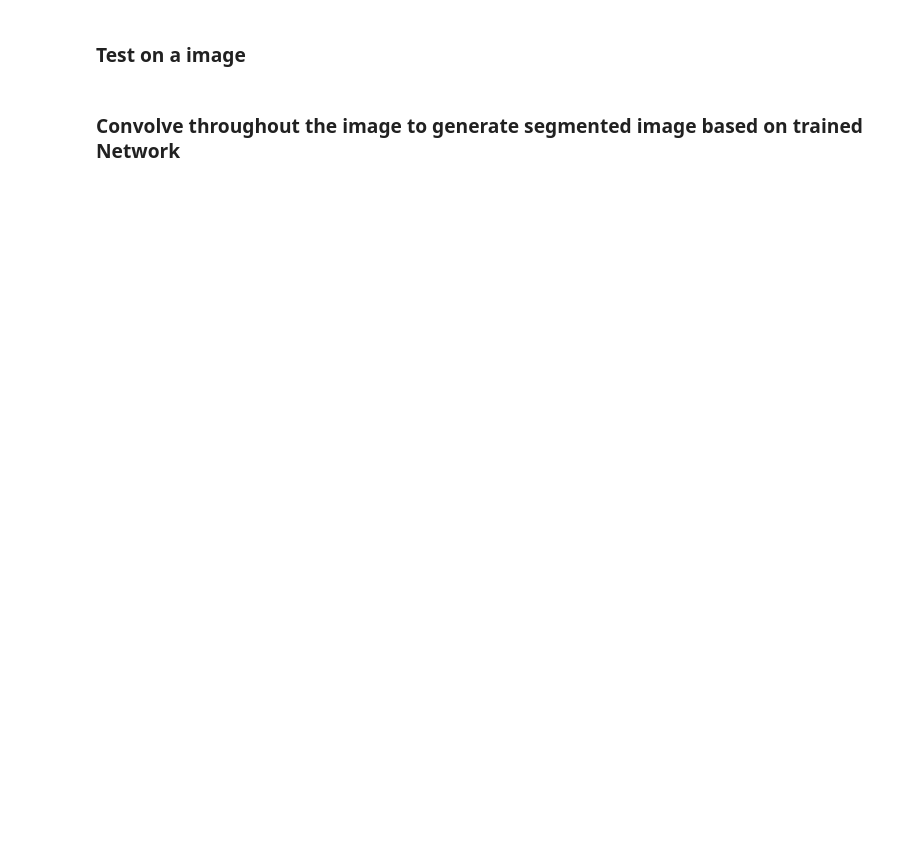
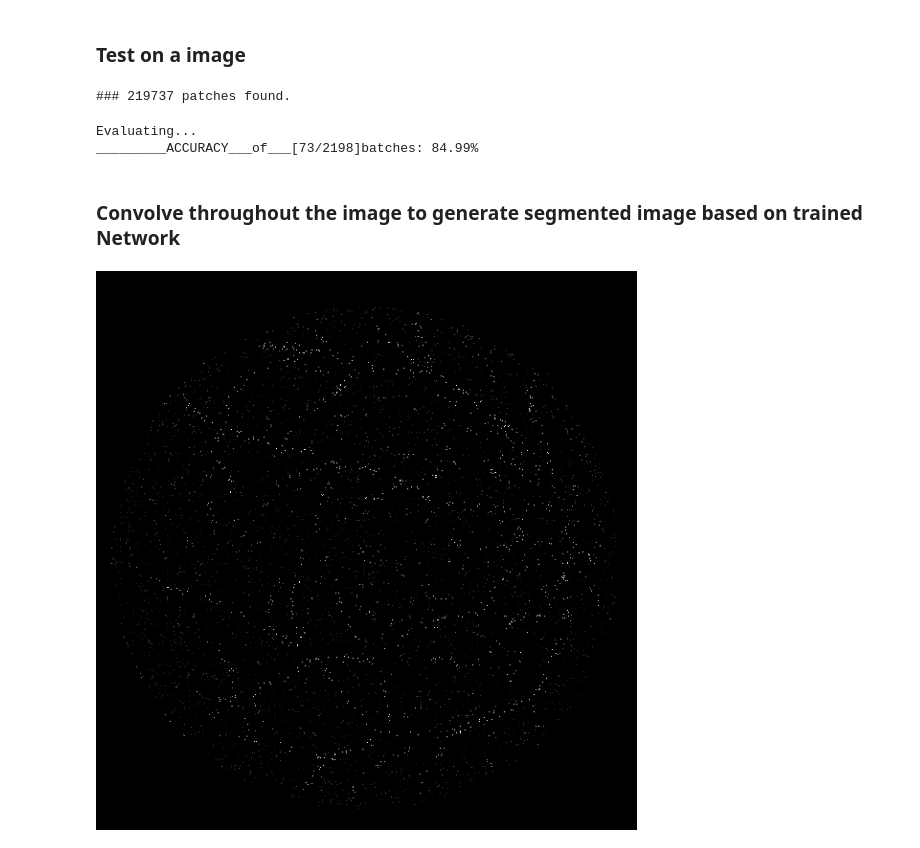
Before and after one commit to sraashis/deepdyn, a Jupyter notebook: notebook/CONV_PyTORCH.ipynb, the cells around one changed output. Drawn from its saved outputs; the diff is of its cells as text; code cells hidden in the pictures; blank space fills up the shorter version.

Commit message:
Generate Image from probabilities

```diff
--- a/notebook/CONV_PyTORCH.ipynb
+++ b/notebook/CONV_PyTORCH.ipynb
@@ -80,7 +80,7 @@ use_gpu = False
 #### Images to train/validate per epoch ####
 train_size = 20000
 validation_size = 5000
-checkpoint_file = 'PytorchtestNoGaborYesWhiten.nn.tar'
+checkpoint_file = 'PytorchCheckpoint.nn.tar'
 # %% [markdown]
 ### Define the network
 # %%
@@ -236,21 +263,30 @@ testset = TorchPatchesGenerator(Dirs=TestDirs, patch_size=patch_size,
                                 fget_truth=get_ground_truth_file,
                                 segment_mode=True)
 
-sampler=WeightedRandomSampler(np.ones(testset.__len__()), 10000, replacement=False)
+sampler=WeightedRandomSampler(np.ones(testset.__len__()), 5000, replacement=False)
 testloader = torch.utils.data.DataLoader(testset, batch_size=100,
-                                          shuffle=False, num_workers=3, sampler=sampler)
+                                          shuffle=False, num_workers=3, sampler=None)
+# %% [output]
+### 219737 patches found.
 # %%
 IDs, IJs, scores, y_pred, y_true = trainer.evaluate(dataloader=testloader, use_gpu=use_gpu, force_checkpoint=False)
 # mnt.plot_confusion_matrix(y_pred=y_pred, y_true=y_true, classes=classes)
+# %% [output]
+Evaluating...
+_________ACCURACY___of___[73/2198]batches: 84.99%
 # %% [markdown]
 ### Convolve throughout the image to generate segmented image based on trained Network
 # %%
 seg = np.zeros_like(testset.images[0].working_arr)
-for val in zip(IDs, Is, Js, y_pred):
-    image_id, i, j, y = val
-    seg[i, j] = 255 * y
+for val in zip(IDs, IJs, sc):
+    image_id, (i, j), (_, prob) = val
+    seg[i, j] = 255 * prob
 # %%
 # IMG.fromarray(seg).save(checkpoint_file+'SEG.png')
 print(classification_report(y_true=y_true, y_pred=y_pred))
 # %%
 mnt.plot_confusion_matrix(y_pred=y_pred, y_true=y_true, classes=['background', 'vessel'])
+# %%
+IMG.fromarray(seg)
+# %% [output]
+[figure, added]
```
Also changed, not shown: parts of 7 cells of this notebook.
